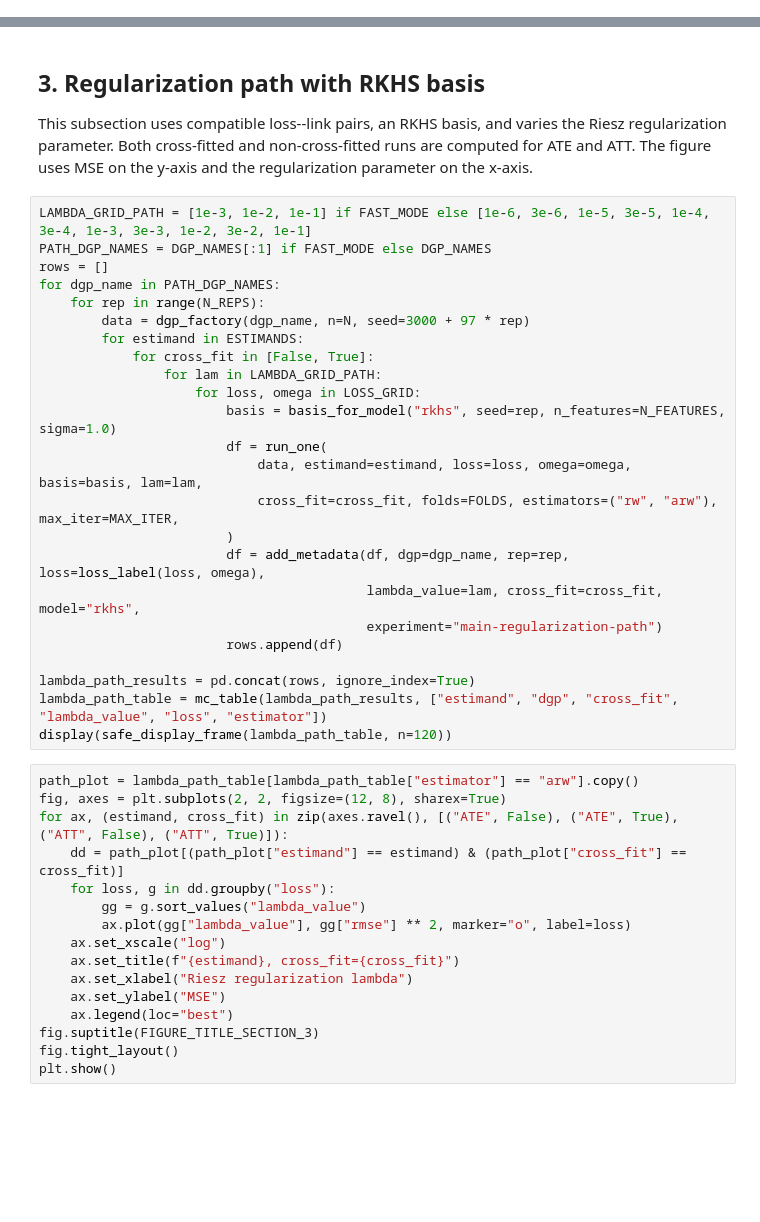
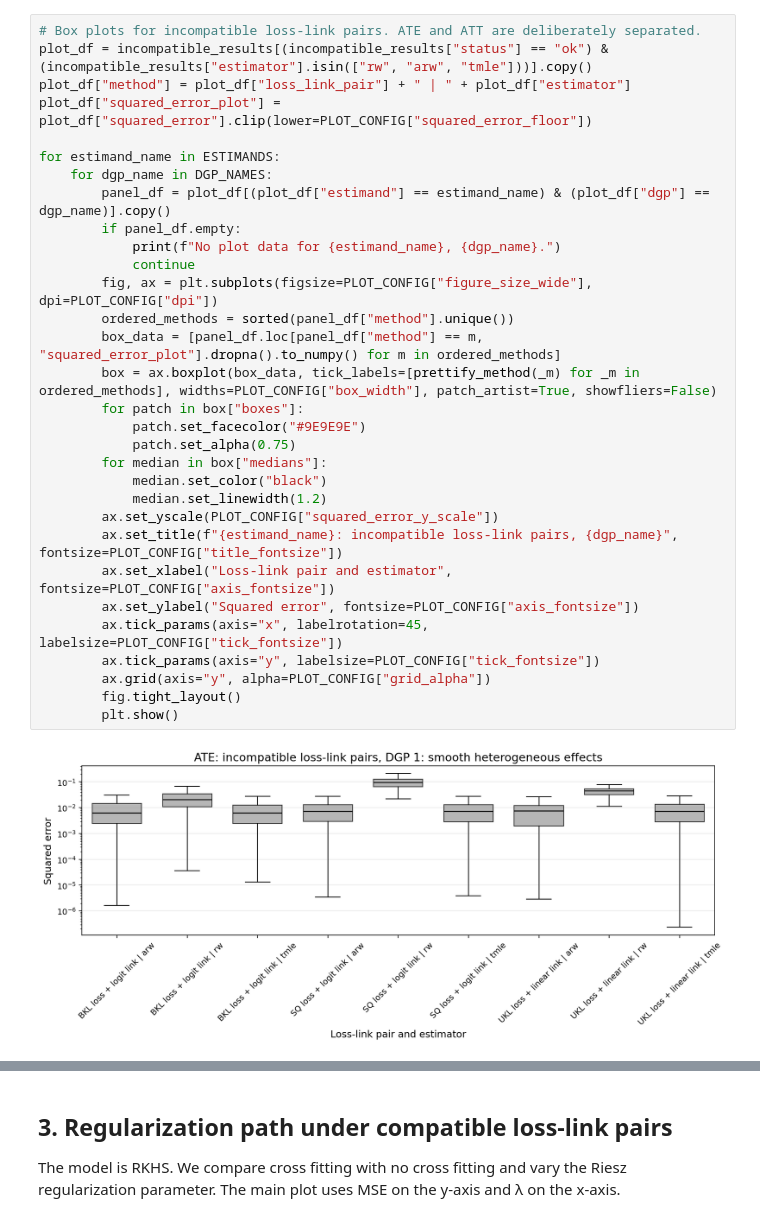
Before and after one commit to MasaKat0/genriesz, a Jupyter notebook: notebooks/experiments/01_main_simulation_study.ipynb, the cells around one changed output, grey strips where cells are left out. Drawn from its saved outputs; the diff is of its cells as text; blank space fills up the shorter version.

```diff
--- a/notebooks/experiments/01_main_simulation_study.ipynb
+++ b/notebooks/experiments/01_main_simulation_study.ipynb
@@ -278,0 +1203,33 @@ boxplot_metric(plot_df, group_col="method", metric="squared_error", title=FIGURE
+# %%
+# Box plots for incompatible loss-link pairs. ATE and ATT are deliberately separated.
+plot_df = incompatible_results[(incompatible_results["status"] == "ok") & (incompatible_results["estimator"].isin(["rw", "arw", "tmle"]))].copy()
+plot_df["method"] = plot_df["loss_link_pair"] + " | " + plot_df["estimator"]
+plot_df["squared_error_plot"] = plot_df["squared_error"].clip(lower=PLOT_CONFIG["squared_error_floor"])
+
+for estimand_name in ESTIMANDS:
+    for dgp_name in DGP_NAMES:
+        panel_df = plot_df[(plot_df["estimand"] == estimand_name) & (plot_df["dgp"] == dgp_name)].copy()
+        if panel_df.empty:
+            print(f"No plot data for {estimand_name}, {dgp_name}.")
+            continue
+        fig, ax = plt.subplots(figsize=PLOT_CONFIG["figure_size_wide"], dpi=PLOT_CONFIG["dpi"])
+        ordered_methods = sorted(panel_df["method"].unique())
+        box_data = [panel_df.loc[panel_df["method"] == m, "squared_error_plot"].dropna().to_numpy() for m in ordered_methods]
+        box = ax.boxplot(box_data, tick_labels=[prettify_method(_m) for _m in ordered_methods], widths=PLOT_CONFIG["box_width"], patch_artist=True, showfliers=False)
+        for patch in box["boxes"]:
+            patch.set_facecolor("#9E9E9E")
+            patch.set_alpha(0.75)
+        for median in box["medians"]:
+            median.set_color("black")
+            median.set_linewidth(1.2)
+        ax.set_yscale(PLOT_CONFIG["squared_error_y_scale"])
+        ax.set_title(f"{estimand_name}: incompatible loss-link pairs, {dgp_name}", fontsize=PLOT_CONFIG["title_fontsize"])
+        ax.set_xlabel("Loss-link pair and estimator", fontsize=PLOT_CONFIG["axis_fontsize"])
+        ax.set_ylabel("Squared error", fontsize=PLOT_CONFIG["axis_fontsize"])
+        ax.tick_params(axis="x", labelrotation=45, labelsize=PLOT_CONFIG["tick_fontsize"])
+        ax.tick_params(axis="y", labelsize=PLOT_CONFIG["tick_fontsize"])
+        ax.grid(axis="y", alpha=PLOT_CONFIG["grid_alpha"])
+        fig.tight_layout()
+        plt.show()
+# %% [output]
+[figure, added]
@@ -279,44 +1241,4 @@ boxplot_metric(plot_df, group_col="method", metric="squared_error", title=FIGURE
 # %% [markdown]
-## 3. Regularization path with RKHS basis
+## 3. Regularization path under compatible loss-link pairs
 
-This subsection uses compatible loss--link pairs, an RKHS basis, and varies the Riesz regularization parameter.  Both cross-fitted and non-cross-fitted runs are computed for ATE and ATT.  The figure uses MSE on the y-axis and the regularization parameter on the x-axis.
+The model is RKHS. We compare cross fitting with no cross fitting and vary the Riesz regularization parameter. The main plot uses MSE on the y-axis and λ on the x-axis.
-# %%
-LAMBDA_GRID_PATH = [1e-3, 1e-2, 1e-1] if FAST_MODE else [1e-6, 3e-6, 1e-5, 3e-5, 1e-4, 3e-4, 1e-3, 3e-3, 1e-2, 3e-2, 1e-1]
-PATH_DGP_NAMES = DGP_NAMES[:1] if FAST_MODE else DGP_NAMES
-rows = []
-for dgp_name in PATH_DGP_NAMES:
-    for rep in range(N_REPS):
-        data = dgp_factory(dgp_name, n=N, seed=3000 + 97 * rep)
-        for estimand in ESTIMANDS:
-            for cross_fit in [False, True]:
-                for lam in LAMBDA_GRID_PATH:
-                    for loss, omega in LOSS_GRID:
-                        basis = basis_for_model("rkhs", seed=rep, n_features=N_FEATURES, sigma=1.0)
-                        df = run_one(
-                            data, estimand=estimand, loss=loss, omega=omega, basis=basis, lam=lam,
-                            cross_fit=cross_fit, folds=FOLDS, estimators=("rw", "arw"), max_iter=MAX_ITER,
-                        )
-                        df = add_metadata(df, dgp=dgp_name, rep=rep, loss=loss_label(loss, omega),
-                                          lambda_value=lam, cross_fit=cross_fit, model="rkhs",
-                                          experiment="main-regularization-path")
-                        rows.append(df)
-
-lambda_path_results = pd.concat(rows, ignore_index=True)
-lambda_path_table = mc_table(lambda_path_results, ["estimand", "dgp", "cross_fit", "lambda_value", "loss", "estimator"])
-display(safe_display_frame(lambda_path_table, n=120))
-# %%
-path_plot = lambda_path_table[lambda_path_table["estimator"] == "arw"].copy()
-fig, axes = plt.subplots(2, 2, figsize=(12, 8), sharex=True)
-for ax, (estimand, cross_fit) in zip(axes.ravel(), [("ATE", False), ("ATE", True), ("ATT", False), ("ATT", True)]):
-    dd = path_plot[(path_plot["estimand"] == estimand) & (path_plot["cross_fit"] == cross_fit)]
-    for loss, g in dd.groupby("loss"):
-        gg = g.sort_values("lambda_value")
-        ax.plot(gg["lambda_value"], gg["rmse"] ** 2, marker="o", label=loss)
-    ax.set_xscale("log")
-    ax.set_title(f"{estimand}, cross_fit={cross_fit}")
-    ax.set_xlabel("Riesz regularization lambda")
-    ax.set_ylabel("MSE")
-    ax.legend(loc="best")
-fig.suptitle(FIGURE_TITLE_SECTION_3)
-fig.tight_layout()
-plt.show()
```
Also changed, not shown: parts of 19 cells of this notebook, 48 other files.
